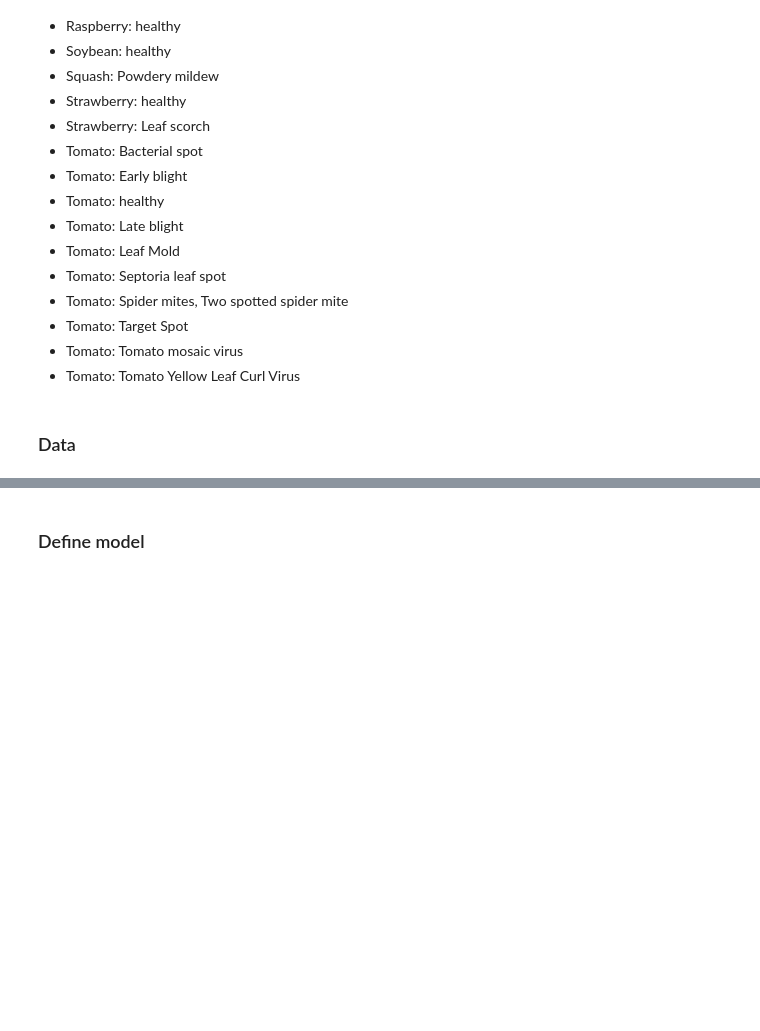
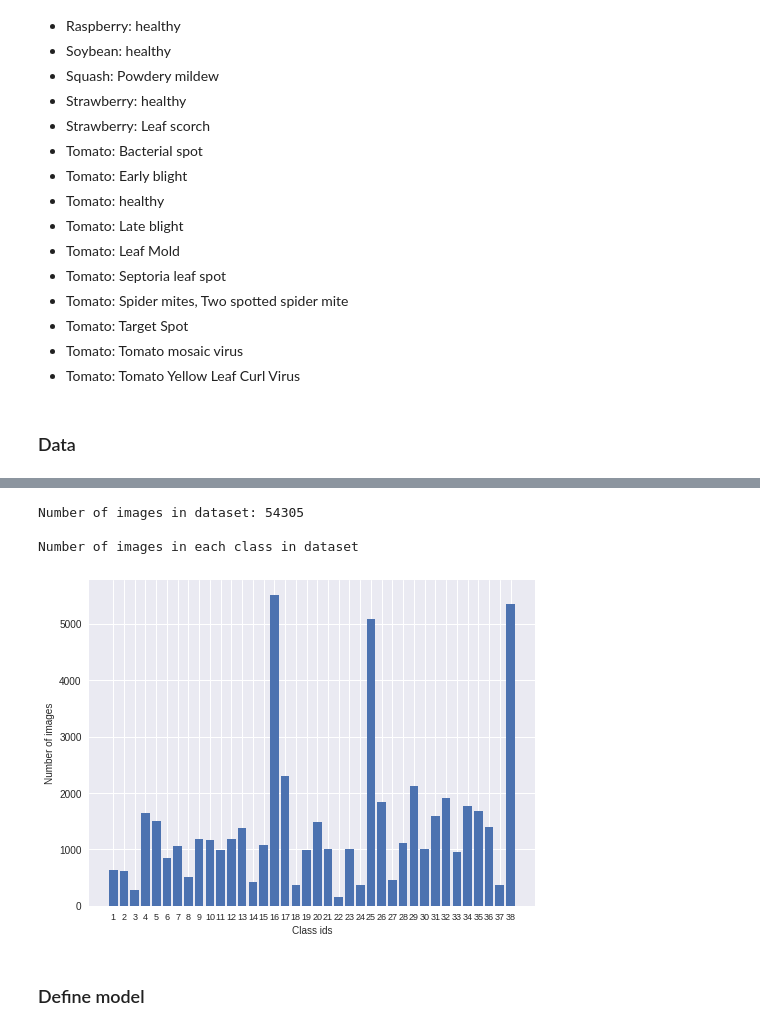
Before and after one commit to lzoran/plant-disease-detection, a Jupyter notebook: plant-disease-detection.ipynb, the cells around one changed output, grey strips where cells are left out. Saved outputs shown, nothing was run; the diff lists cells and outputs as text; code cells hidden in the pictures; blank space fills up the shorter version.

Commit message:
added bar chart for number of images per each class in dataset

```diff
--- a/plant-disease-detection.ipynb
+++ b/plant-disease-detection.ipynb
@@ -139,3 +188,39 @@ classes = {
+# %%
+# visualize number of images per each class in dataset
+def get_dataset_info(paths):
+    items = []
+
+    counter = 0
+    for path in paths:
+        for subdir, dirs, files in os.walk(path):
+            for file in files:
+                folder_name = os.path.basename(subdir)
+                items.append(classes[folder_name])
+
+    return np.asarray(items)
+
+
+def plot_bar(class_ids, no_images):
+    plt.rcParams['figure.figsize'] = (8, 6)
+    plt.bar(class_ids, no_images)
+    plt.xlabel('Class ids', fontsize=10)
+    plt.ylabel('Number of images', fontsize=10)
+    plt.xticks(class_ids, [x+1 for x in class_ids], fontsize=9, rotation=0) # corect class index to start from 1
+    plt.show()
+
+
+dataset_info = get_dataset_info(['plant-disease-dataset/train/', 'plant-disease-dataset/test/'])
+num_of_images = len(dataset_info)
+print('Number of images in dataset: {}'.format(num_of_images))
+
+class_ids, no_images = np.unique(dataset_info, return_counts=True)
+print('\nNumber of images in each class in dataset')
+plot_bar(class_ids, no_images)
+# %% [output]
+Number of images in dataset: 54305
+
+Number of images in each class in dataset
+[figure, added]
 # %%
 def load_data(path):
     items = []
```
Also changed, not shown: parts of 11 cells of this notebook.
